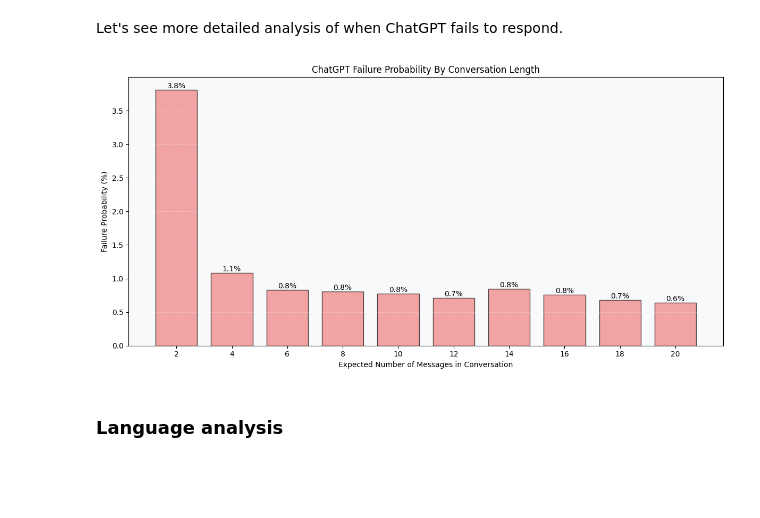
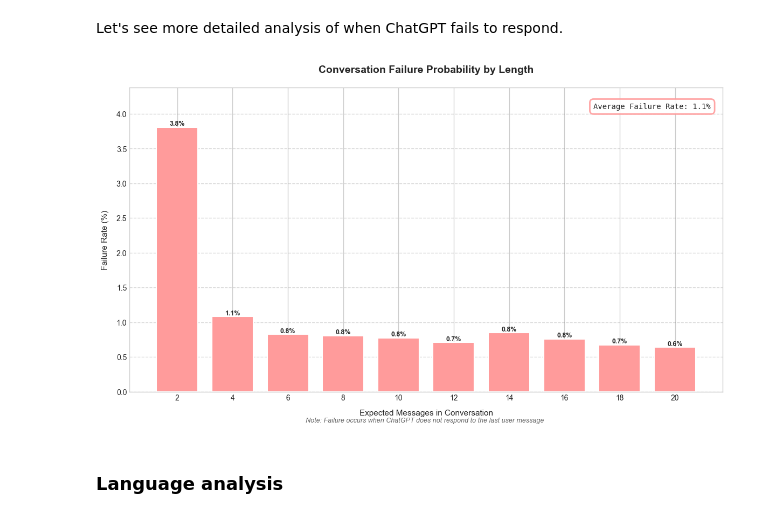
Before and after one commit to Fybex/chatgpt-conversations-analysis, a Jupyter notebook: 2_eda.ipynb, the cells around one changed output. Drawn from its saved outputs; the diff is of its cells as text; code cells hidden in the pictures; blank space fills up the shorter version.

```diff
--- a/2_eda.ipynb
+++ b/2_eda.ipynb
@@ -14,14 +14,14 @@
 Data analysis is performed on the [dataset](https://www.kaggle.com/datasets/noahpersaud/89k-chatgpt-conversations/data) containing information about chatgpt conversations.
 # %%
 %pip install -r requirements.txt
+# %%
+DATASET_PATH = "data/chatlogs-v2.jsonl"
 # %% [markdown]
 ### Loading data
 # %%
 import pandas as pd
 
-dataset_path = "data/chatlogs-v2.jsonl"
-
-df = pd.read_json(dataset_path, lines=True)
+df = pd.read_json(DATASET_PATH, lines=True)
 # %%
 df.head()
 # %% [output]
@@ -201,45 +225,84 @@ def calculate_failure_rates(df, max_messages=20):
         failure_rates.append(failure_rate)
 
     return message_numbers, failure_rates
 
 
 message_numbers, failure_rates = calculate_failure_rates(df)
 
-plt.figure(figsize=(12, 6))
+sns.set_style("whitegrid")
+plt.figure(figsize=(12, 7))
+
+bar_color = "#FF9B9B"
+
 bars = plt.bar(
     message_numbers,
     failure_rates,
-    color="lightcoral",
-    edgecolor="black",
-    alpha=0.7,
+    color=bar_color,
+    edgecolor="white",
+    linewidth=1.5,
     width=1.5,
 )
 
 for bar in bars:
     height = bar.get_height()
     plt.text(
         bar.get_x() + bar.get_width() / 2.0,
         height,
         f"{height:.1f}%",
         ha="center",
         va="bottom",
+        fontsize=9,
+        fontweight="bold",
     )
 
-plt.title("ChatGPT Failure Probability By Conversation Length", fontsize=12)
+plt.title(
+    "Conversation Failure Probability by Length", fontsize=14, pad=20, fontweight="bold"
+)
 
-plt.xlabel("Expected Number of Messages in Conversation", fontsize=10)
-plt.ylabel("Failure Probability (%)", fontsize=10)
-plt.grid(axis="y", linestyle="--", alpha=0.7)
+plt.xlabel("Expected Messages in Conversation", fontsize=11, labelpad=10)
 
-plt.xticks(message_numbers)
+plt.ylabel("Failure Rate (%)", fontsize=11, labelpad=10)
 
-plt.gca().set_facecolor("#f8f9fa")
-plt.grid(True, axis="y", alpha=0.3, color="white")
+plt.grid(axis="y", linestyle="--", alpha=0.3, color="gray")
+
+plt.xticks(message_numbers, fontsize=10)
+plt.yticks(fontsize=10)
+
+avg_failure_rate = np.mean(failure_rates)
+plt.text(
+    0.98,
+    0.95,
+    f"Average Failure Rate: {avg_failure_rate:.1f}%",
+    transform=plt.gca().transAxes,
+    ha="right",
+    va="top",
+    bbox=dict(
+        boxstyle="round,pad=0.5",
+        facecolor="white",
+        alpha=0.9,
+        edgecolor=bar_color,
+        linewidth=2,
+    ),
+    fontsize=10,
+    family="monospace",
+    zorder=5,
+)
+
+plt.figtext(
+    0.52,
+    0.02,
+    "Note: Failure occurs when ChatGPT does not respond to the last user message",
+    ha="center",
+    fontsize=9,
+    style="italic",
+    color="#666666",
+)
+plt.ylim(0, max(failure_rates) * 1.15)
 
 plt.tight_layout()
 plt.show()
 # %% [output]
-[figure, old version]
+[figure, new version]
 # %% [markdown]
 ### Language analysis
 # %% [markdown]
```
Also changed, not shown: parts of 27 cells of this notebook.
